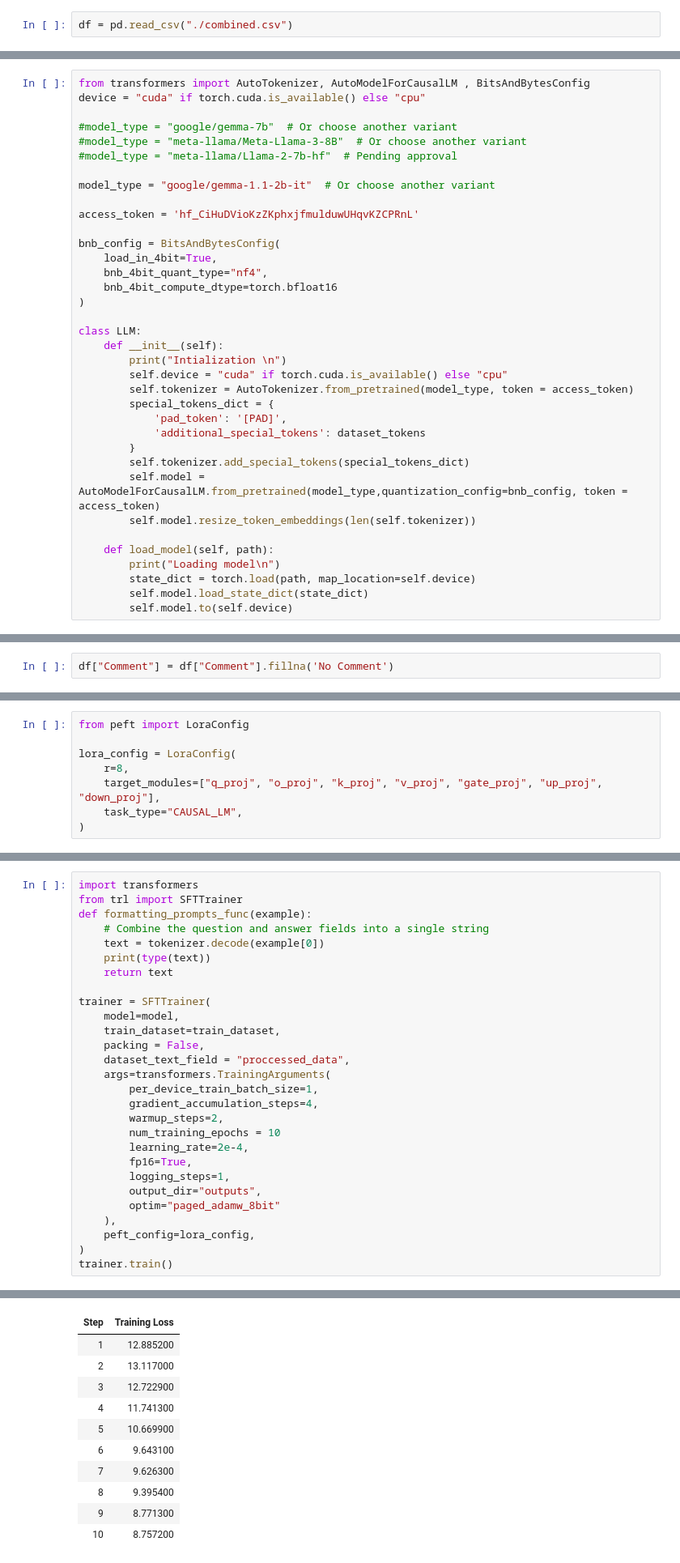
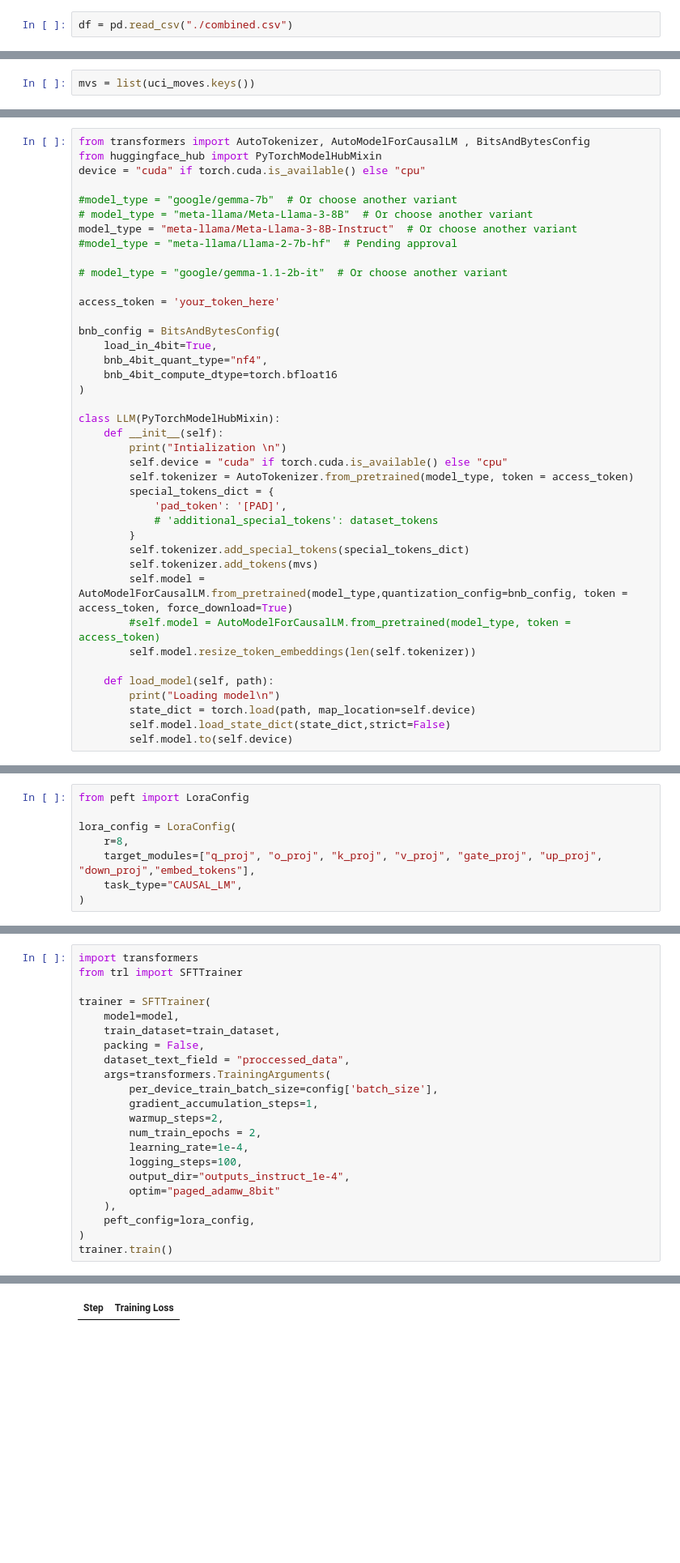
Before and after one commit to abdulmk787/ChessCommentary, a Jupyter notebook: LLMTrain_v1.ipynb, the cells around one changed output, grey strips where cells are left out. Shown at 81% size. Drawn from its saved outputs; the diff is of its cells as text; blank space fills up the shorter version.

```diff
--- a/LLMTrain_v1.ipynb
+++ b/LLMTrain_v1.ipynb
@@ -125 +99,3 @@ config = {
+# %%
+mvs = list(uci_moves.keys())
 # %%
@@ -225,14 +184,16 @@ class ProcessDataset(Dataset):
 # %%
 from transformers import AutoTokenizer, AutoModelForCausalLM , BitsAndBytesConfig
+from huggingface_hub import PyTorchModelHubMixin
 device = "cuda" if torch.cuda.is_available() else "cpu"
 
 #model_type = "google/gemma-7b"  # Or choose another variant
-#model_type = "meta-llama/Meta-Llama-3-8B"  # Or choose another variant
+# model_type = "meta-llama/Meta-Llama-3-8B"  # Or choose another variant
+model_type = "meta-llama/Meta-Llama-3-8B-Instruct"  # Or choose another variant
 #model_type = "meta-llama/Llama-2-7b-hf"  # Pending approval
 
-model_type = "google/gemma-1.1-2b-it"  # Or choose another variant
+# model_type = "google/gemma-1.1-2b-it"  # Or choose another variant
 
-access_token = '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'
+access_token = 'your_token_here'
 
 bnb_config = BitsAndBytesConfig(
     load_in_4bit=True,
@@ -240,21 +201,23 @@ bnb_config = BitsAndBytesConfig(
     bnb_4bit_compute_dtype=torch.bfloat16
 )
 
-class LLM:
+class LLM(PyTorchModelHubMixin):
     def __init__(self):
         print("Intialization \n")
         self.device = "cuda" if torch.cuda.is_available() else "cpu"
         self.tokenizer = AutoTokenizer.from_pretrained(model_type, token = access_token)
         special_tokens_dict = {
             'pad_token': '[PAD]',
-            'additional_special_tokens': dataset_tokens
+            # 'additional_special_tokens': dataset_tokens
         }
         self.tokenizer.add_special_tokens(special_tokens_dict)
-        self.model = AutoModelForCausalLM.from_pretrained(model_type,quantization_config=bnb_config, token = access_token)
+        self.tokenizer.add_tokens(mvs)
+        self.model = AutoModelForCausalLM.from_pretrained(model_type,quantization_config=bnb_config, token = access_token, force_download=True)
+        #self.model = AutoModelForCausalLM.from_pretrained(model_type, token = access_token)
         self.model.resize_token_embeddings(len(self.tokenizer))
 
     def load_model(self, path):
         print("Loading model\n")
         state_dict = torch.load(path, map_location=self.device)
-        self.model.load_state_dict(state_dict)
+        self.model.load_state_dict(state_dict,strict=False)
         self.model.to(self.device)
@@ -335,2 +258,0 @@ saved_models_path = '/workspace/models/'
-# %%
-df["Comment"] = df["Comment"].fillna('No Comment')
@@ -348,6 +277,6 @@ from peft import LoraConfig
 
 lora_config = LoraConfig(
     r=8,
-    target_modules=["q_proj", "o_proj", "k_proj", "v_proj", "gate_proj", "up_proj", "down_proj"],
+    target_modules=["q_proj", "o_proj", "k_proj", "v_proj", "gate_proj", "up_proj", "down_proj","embed_tokens"],
     task_type="CAUSAL_LM",
 )
@@ -354,11 +288,6 @@ lora_config = LoraConfig(
 # %%
 import transformers
 from trl import SFTTrainer
-def formatting_prompts_func(example):
-    # Combine the question and answer fields into a single string
-    text = tokenizer.decode(example[0])
-    print(type(text))
-    return text
 
 trainer = SFTTrainer(
     model=model,
@@ -366,14 +295,13 @@ trainer = SFTTrainer(
     packing = False,
     dataset_text_field = "proccessed_data",
     args=transformers.TrainingArguments(
-        per_device_train_batch_size=1,
-        gradient_accumulation_steps=4,
+        per_device_train_batch_size=config['batch_size'],
+        gradient_accumulation_steps=1,
         warmup_steps=2,
-        num_training_epochs = 10
-        learning_rate=2e-4,
-        fp16=True,
-        logging_steps=1,
-        output_dir="outputs",
+        num_train_epochs = 2,
+        learning_rate=1e-4,
+        logging_steps=100,
+        output_dir="outputs_instruct_1e-4",
         optim="paged_adamw_8bit"
     ),
     peft_config=lora_config,
@@ -385,11 +314 @@ max_steps is given, it will override any value given in num_train_epochs
 | Step | Training Loss |
-| 1 | 12.885200 |
-| 2 | 13.117000 |
-| 3 | 12.722900 |
-| 4 | 11.741300 |
-| 5 | 10.669900 |
-| 6 | 9.643100 |
-| 7 | 9.626300 |
-| 8 | 9.395400 |
-| 9 | 8.771300 |
-| 10 | 8.757200 |
```
Also changed, not shown: parts of 45 cells of this notebook, 31 other files.
